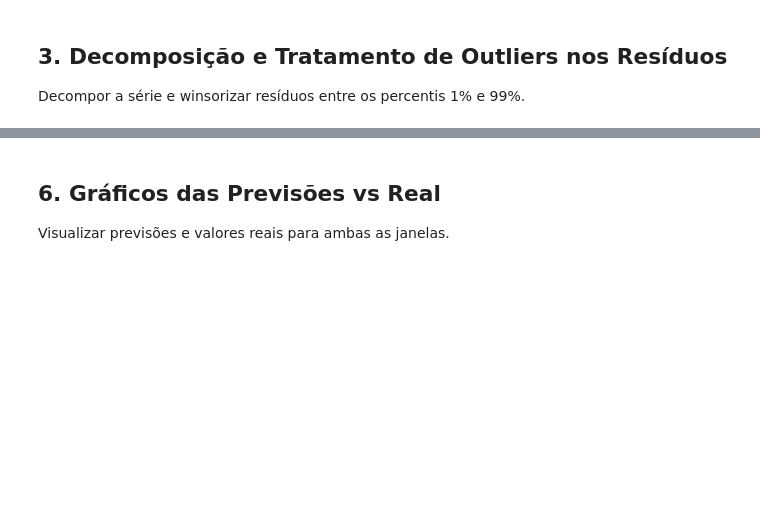
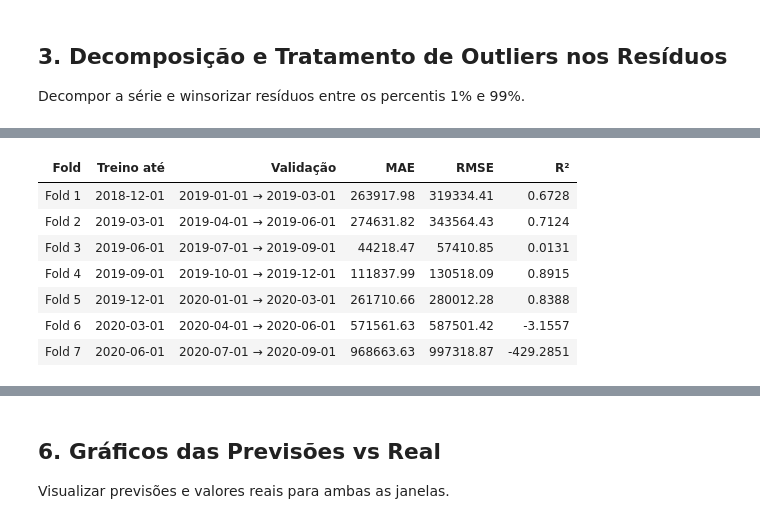
Before and after one commit to victorvanazzi/sales-demand-forecasting, a Jupyter notebook: notebooks/03b_modelagem_sarima.ipynb, the cells around one changed output, grey strips where cells are left out. Drawn from its saved outputs; the diff is of its cells as text; code cells hidden in the pictures; blank space fills up the shorter version.

```diff
--- a/notebooks/03b_modelagem_sarima.ipynb
+++ b/notebooks/03b_modelagem_sarima.ipynb
@@ -126,0 +84,50 @@ R2:   -0.5361
+# %%
+# Lista de especificações de cada fold: (fim_treino, início_val, fim_val)
+folds = [
+    ("2018-12-01", "2019-01-01", "2019-03-01"),
+    ("2019-03-01", "2019-04-01", "2019-06-01"),
+    ("2019-06-01", "2019-07-01", "2019-09-01"),
+    ("2019-09-01", "2019-10-01", "2019-12-01"),
+    ("2019-12-01", "2020-01-01", "2020-03-01"),
+    ("2020-03-01", "2020-04-01", "2020-06-01"),
+    ("2020-06-01", "2020-07-01", "2020-09-01"),
+]
+
+results = []
+
+for i, (train_end, val_start, val_end) in enumerate(folds, start=1):
+    train = series_adj[:train_end]
+    val   = series_adj[val_start:val_end]
+
+    # SARIMAX com inicialização 'approximate_diffuse'
+    model = SARIMAX(
+        train,
+        order=(1, 1, 1),
+        seasonal_order=(1, 1, 1, 12),
+        enforce_stationarity=False,
+        enforce_invertibility=False,
+        initialization='approximate_diffuse'
+    ).fit(disp=False)
+
+    forecast = model.forecast(steps=len(val))
+
+    results.append({
+        "Fold":       f"Fold {i}",
+        "Treino até": train_end,
+        "Validação":  f"{val_start} → {val_end}",
+        "MAE":        round(mae(val, forecast), 2),
+        "RMSE":       round(rmse(val, forecast), 2),
+        "R²":         round(r2(val, forecast), 4)
+    })
+
+metrics_df = pd.DataFrame(results)
+display(metrics_df)
+# %% [output]
+| Fold | Treino até | Validação | MAE | RMSE | R² |
+| Fold 1 | 2018-12-01 | 2019-01-01 → 2019-03-01 | 263917.98 | 319334.41 | 0.6728 |
+| Fold 2 | 2019-03-01 | 2019-04-01 → 2019-06-01 | 274631.82 | 343564.43 | 0.7124 |
+| Fold 3 | 2019-06-01 | 2019-07-01 → 2019-09-01 | 44218.47 | 57410.85 | 0.0131 |
+| Fold 4 | 2019-09-01 | 2019-10-01 → 2019-12-01 | 111837.99 | 130518.09 | 0.8915 |
+| Fold 5 | 2019-12-01 | 2020-01-01 → 2020-03-01 | 261710.66 | 280012.28 | 0.8388 |
+| Fold 6 | 2020-03-01 | 2020-04-01 → 2020-06-01 | 571561.63 | 587501.42 | -3.1557 |
+| Fold 7 | 2020-06-01 | 2020-07-01 → 2020-09-01 | 968663.63 | 997318.87 | -429.2851 |
```
Also changed, not shown: parts of 14 cells of this notebook, 2 other files.
